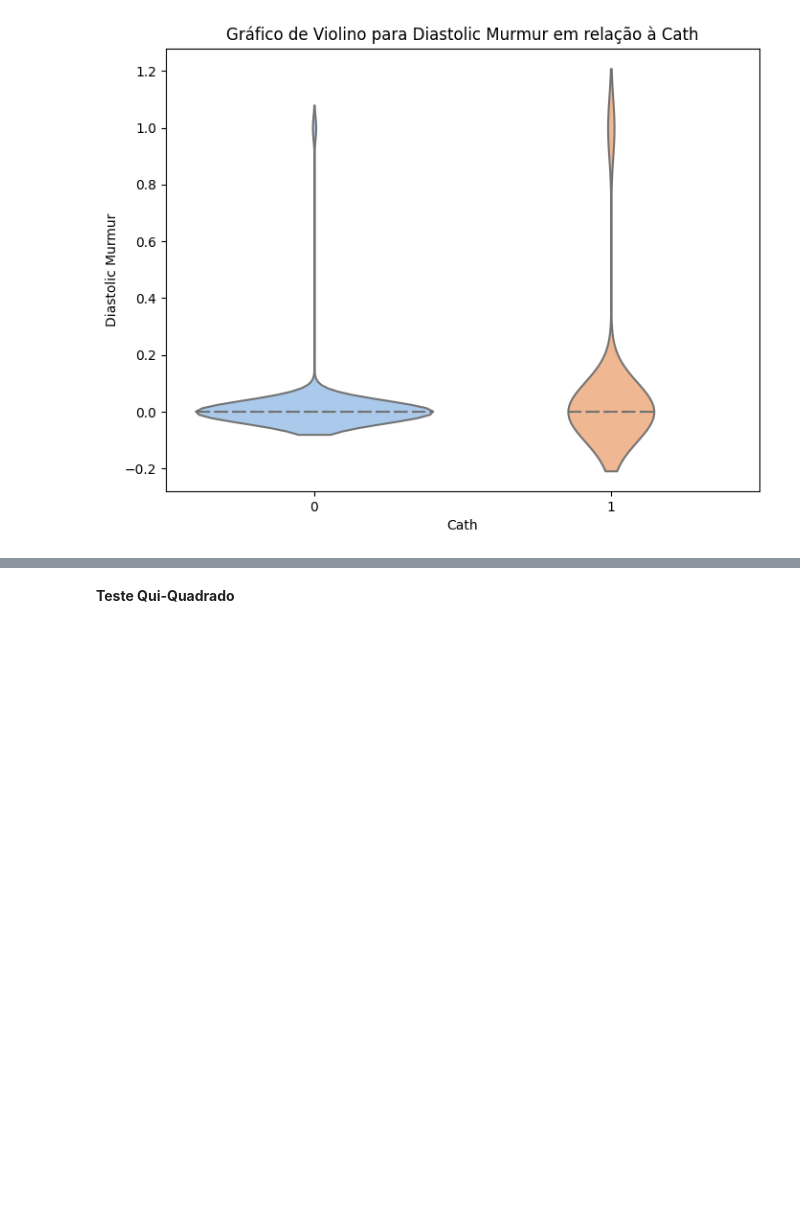
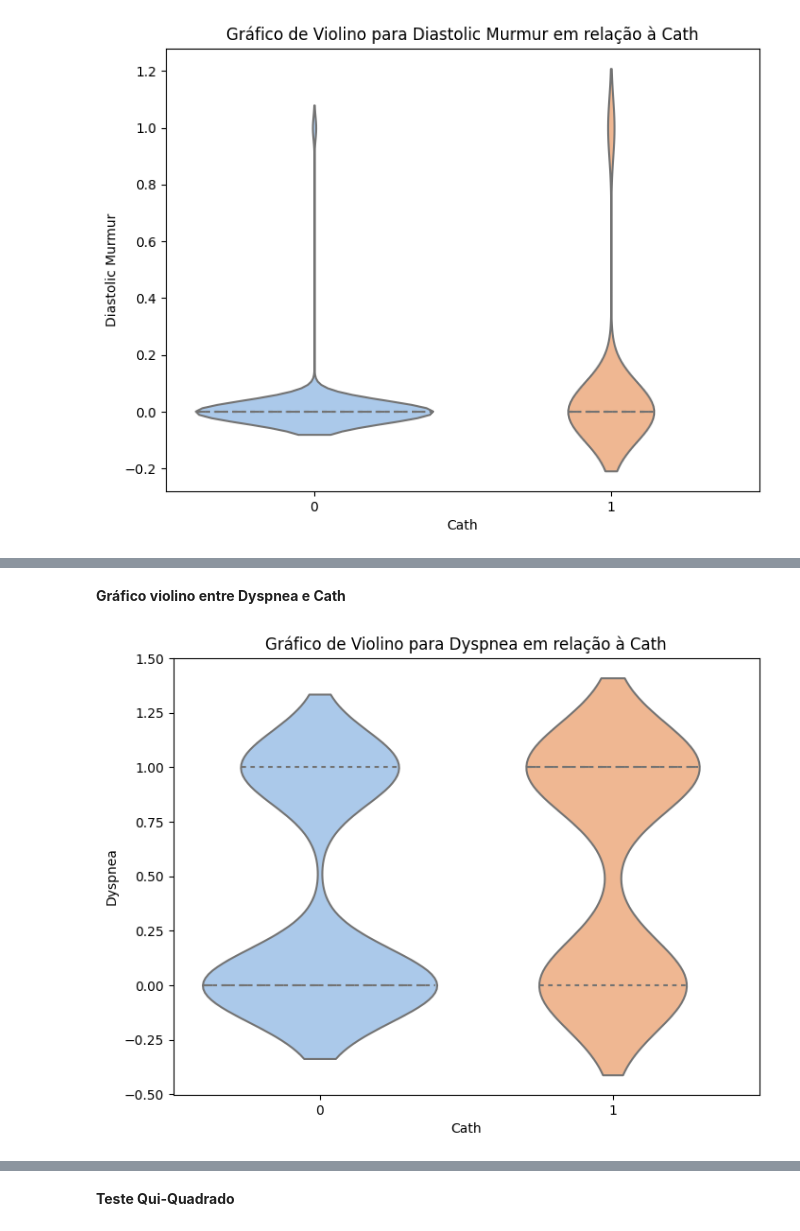
Before and after one commit to Davioliveira1305/Machine-Learning, a Jupyter notebook: DAC.ipynb, the cells around one changed output, grey strips where cells are left out. Saved outputs shown, nothing was run; the diff lists cells and outputs as text; code cells hidden in the pictures; blank space fills up the shorter version.

```diff
--- a/DAC.ipynb
+++ b/DAC.ipynb
@@ -430,0 +442,11 @@ plt.show()
+# %% [markdown]
+**Gráfico violino entre Dyspnea e Cath**
+# %%
+plt.figure(figsize=(8, 6))
+sns.violinplot(x='Cath', y='Dyspnea', data=data, inner='quartile', palette='pastel')
+plt.title('Gráfico de Violino para Dyspnea em relação à Cath')
+plt.xlabel('Cath')
+plt.ylabel('Dyspnea')
+plt.show()
+# %% [output]
+[figure, added]
```
Also changed, not shown: parts of 36 cells of this notebook.
